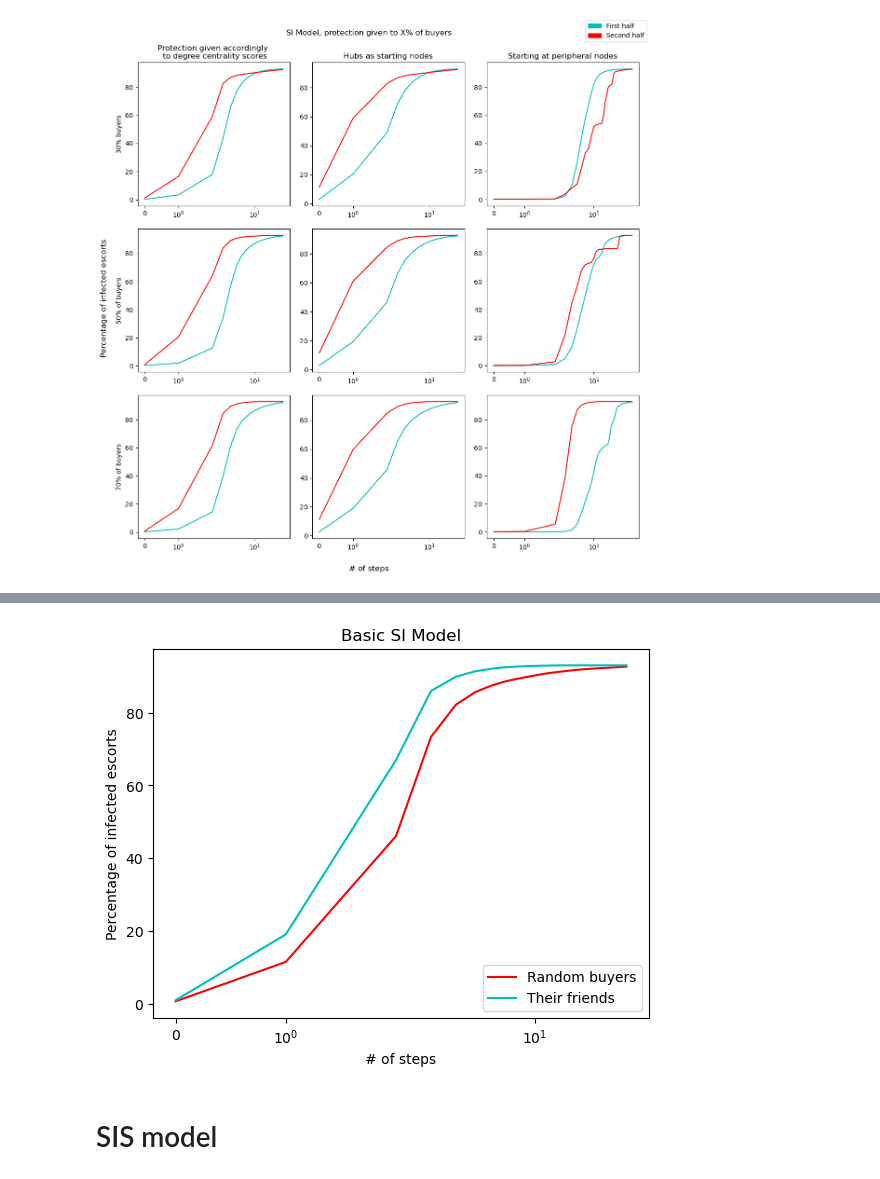
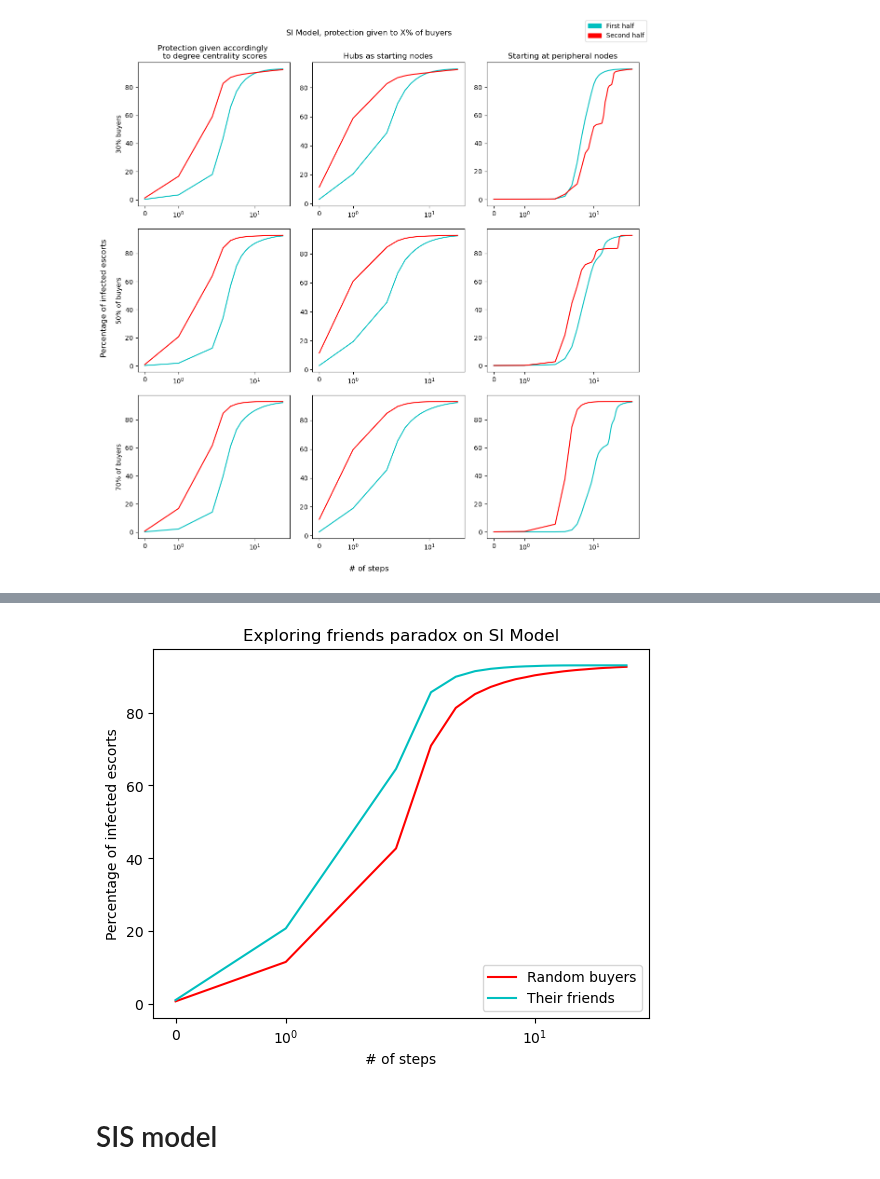
Before and after one commit to rsapeta/Network-Analysis, a Jupyter notebook: Escort/escort_analysis.ipynb, the cells around one changed output, grey strips where cells are left out. Drawn from its saved outputs; the diff is of its cells as text; code cells hidden in the pictures.

Commit message:
friends

```diff
--- a/Escort/escort_analysis.ipynb
+++ b/Escort/escort_analysis.ipynb
@@ -901,10 +885,23 @@ pG_friends = nx.bipartite.generic_weighted_projected_graph(G_friends, nodes = df
 # %%
 friends_curve = defaultdict(lambda : defaultdict(float))
 for run in range(10):
+   print(f'Run number {run}')
+   condom_distributed_to = []
+
+   while len(condom_distributed_to) != int((len(proj_G_b.nodes()))/2): #making sure it's 50% of guys
+      first_random = random.sample(for_sampling, 1 )
+      r_neighbors = [neighbor for neighbor in proj_G_b.neighbors(first_random[0])]
+      neighbor = random.sample(r_neighbors, 1)
+      if neighbor not in condom_distributed_to:
+         condom_distributed_to.append(neighbor)
+      else:
+         pass
+   df_friends = give_condom(df_constant.copy(), condom_distributed_to)
+   G_friends = nx.from_pandas_edgelist(df_friends, 'n1', 'n2', 'e')
+   pG_friends = nx.bipartite.generic_weighted_projected_graph(G_friends, nodes = df_friends.n2.unique(), weight_function= weightz)
    # The seed set should be the same for both models
-   i_nodes_friends = set(random.sample(list(set(pG_condoms.nodes)), 3))
+   i_nodes_friends = set(random.sample(list(set(pG_friends.nodes)), 3))
    for step in range(50):
       i_nodes_friends = si_simple(pG_friends, i_nodes_friends)
       # Since we run 10 times, we average the infected set size
-      friends_curve["friends"][step] += (len(i_nodes_friends) / len(pG_condoms.nodes)) * 10
-      friends_curve['friends_S'][step] = 100 - friends_curve["friends"][step]
+      friends_curve["friends"][step] += (len(i_nodes_friends) / len(pG_friends.nodes)) * 10
@@ -911,21 +919,20 @@ for run in range(10):
 # %%
 #Plotting simple SI model
 #it looks like the raw model?? Something's wrong?
 
 plt.plot([basic_curve["condoms"][step] for step in range(30)], color = 'r', label = 'Random buyers')
 plt.plot([friends_curve["friends"][step] for step in range(30)], color = 'c', label = 'Their friends')
 plt.xscale('symlog')
 plt.legend(loc='lower right')
 
 plt.xlabel('# of steps')
 plt.ylabel('Percentage of infected escorts')
-plt.title('Basic SI Model')
+plt.title('Exploring friends paradox on SI Model')
 
-fig.tight_layout(pad =1.5)
 
 plt.show()
 # %% [output]
-[figure, old version]
+[figure, new version]
 # %% [markdown]
 # SIS model
 # %%
```
Also changed, not shown: parts of 3 cells of this notebook.
